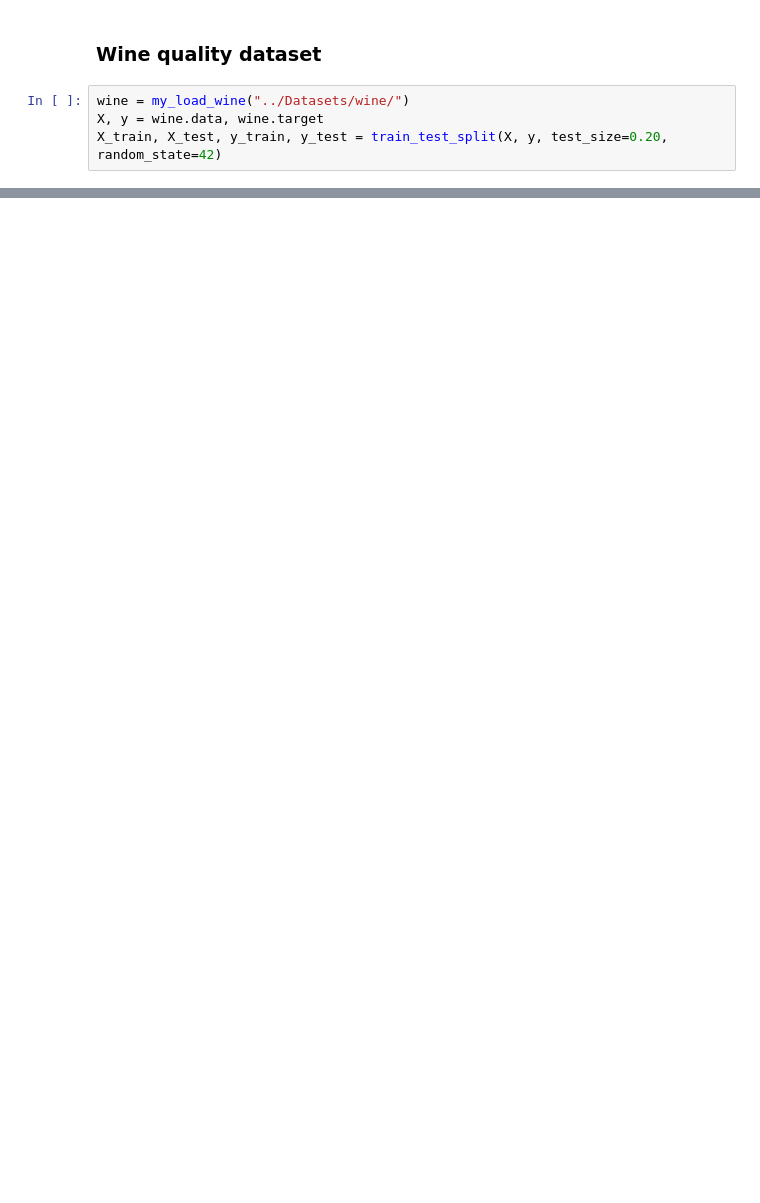
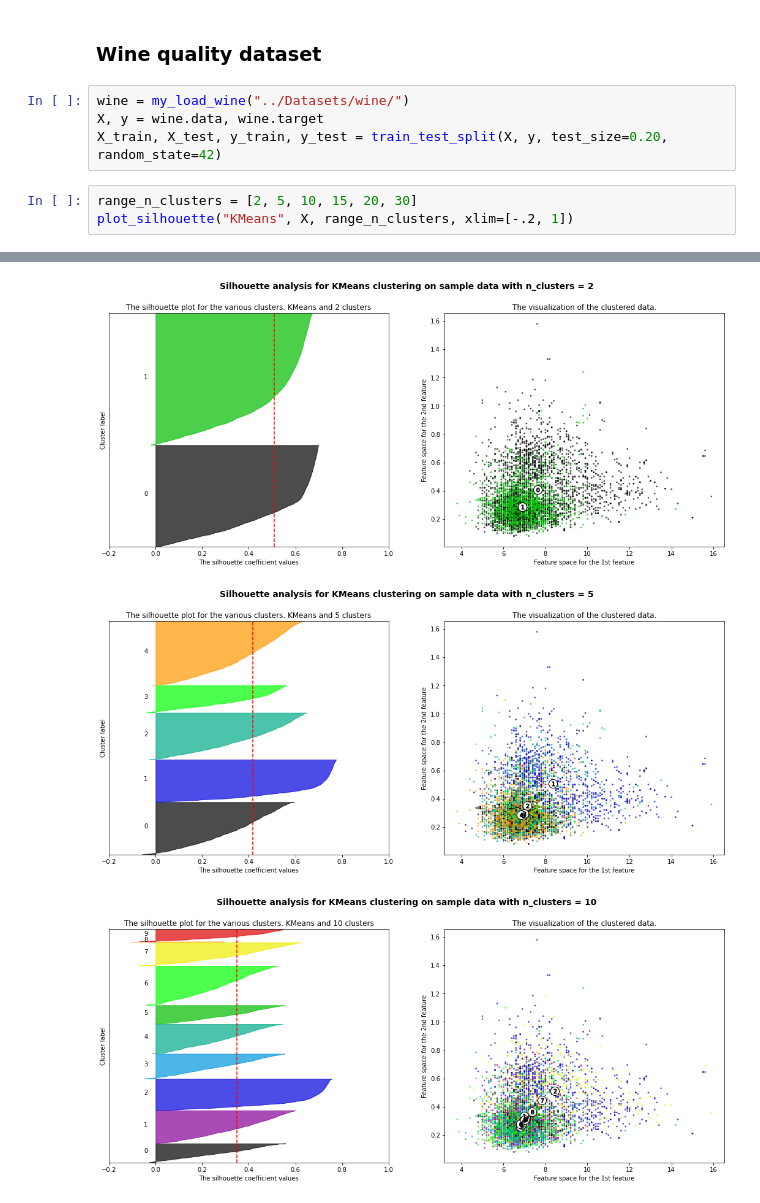
Before and after one commit to Ithanvelreq/CS7641-ML, a Jupyter notebook: Assignment3-Unsupervised-Learning-and-Dimensionality-Reduction/Clustering.ipynb, the cells around one changed output, grey strips where cells are left out. Cells and saved outputs as stored; diff of their text form; blank space fills up the shorter version.

```diff
--- a/Assignment3-Unsupervised-Learning-and-Dimensionality-Reduction/Clustering.ipynb
+++ b/Assignment3-Unsupervised-Learning-and-Dimensionality-Reduction/Clustering.ipynb
@@ -16,3 +37,7 @@ NameError: name 'load_breast_cancer' is not defined
 wine = my_load_wine("../Datasets/wine/")
 X, y = wine.data, wine.target
 X_train, X_test, y_train, y_test = train_test_split(X, y, test_size=0.20, random_state=42)
+# %%
+range_n_clusters = [2, 5, 10, 15, 20, 30]
+plot_silhouette("KMeans", X, range_n_clusters, xlim=[-.2, 1])
+# %% [output]
@@ -18,0 +51,3 @@ X_train, X_test, y_train, y_test = train_test_split(X, y, test_size=0.20, random
+[figure, added]
+[figure, added]
+[figure, added]
```
Also changed, not shown: parts of 11 cells of this notebook, 8 other files.
